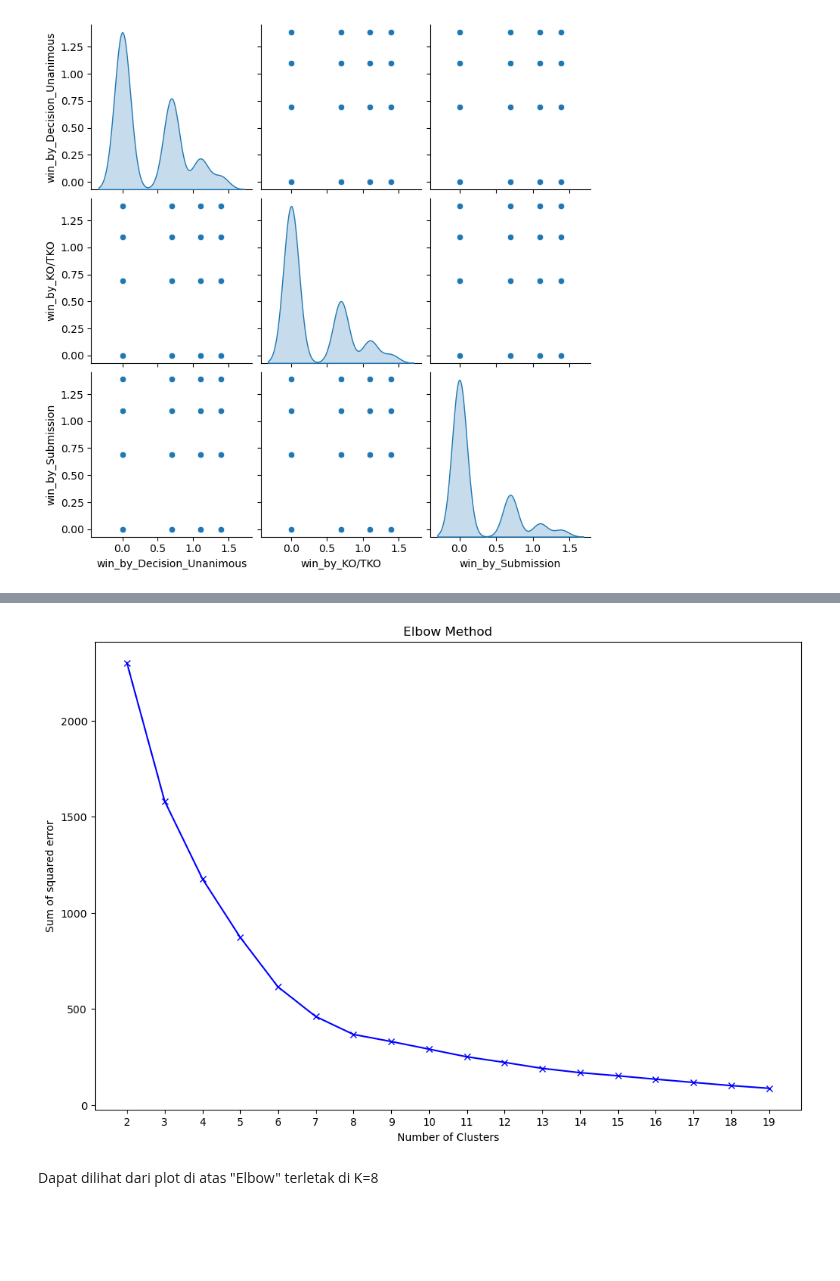
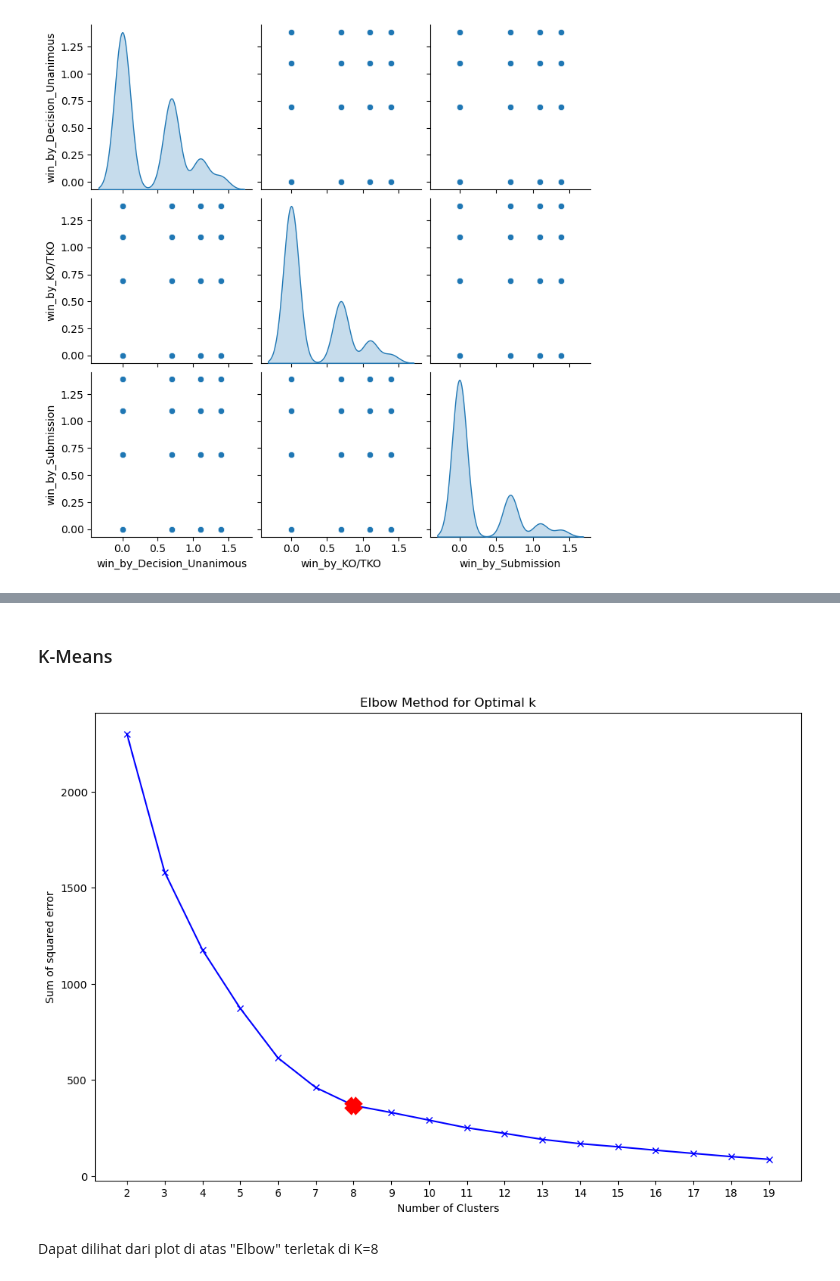
Before and after one commit to breadworshipper/TK-Kasdad, a Jupyter notebook: clustering/clustering.ipynb, the cells around one changed output, grey strips where cells are left out. Cells and saved outputs as stored; diff of their text form; code cells hidden in the pictures; blank space fills up the shorter version.

Commit message:
Clustering cleanup

```diff
--- a/clustering/clustering.ipynb
+++ b/clustering/clustering.ipynb
@@ -171,3 +180,5 @@ df_fighter_scaled = pd.DataFrame(df_fighter_scaled, columns=df_fighter.drop(colu
+# %% [markdown]
+### K-Means
 # %%
 # Import KMeans
 from sklearn.cluster import KMeans
@@ -180,14 +191,16 @@ for i in range(2, 20):
 # %%
 # Plotting Elbow Method
 plt.figure(figsize=(12, 8))
 plt.plot(range(2, 20), clustering_scores, 'bx-')
 plt.xlabel('Number of Clusters')
 plt.ylabel('Sum of squared error')
-plt.title('Elbow Method')
+plt.title('Elbow Method for Optimal k')
+# Star for K = 8
+plt.plot(8, clustering_scores[6], marker='X', markersize=10, markeredgewidth=5, markeredgecolor='r', markerfacecolor='None')
 plt.xticks(range(2, 20))
 plt.show()
 # %% [output]
-[figure, old version]
+[figure, new version]
 # %% [markdown]
 Dapat dilihat dari plot di atas "Elbow" terletak di K=8
 # %%
```
Also changed, not shown: parts of 5 cells of this notebook, 7 other files.
